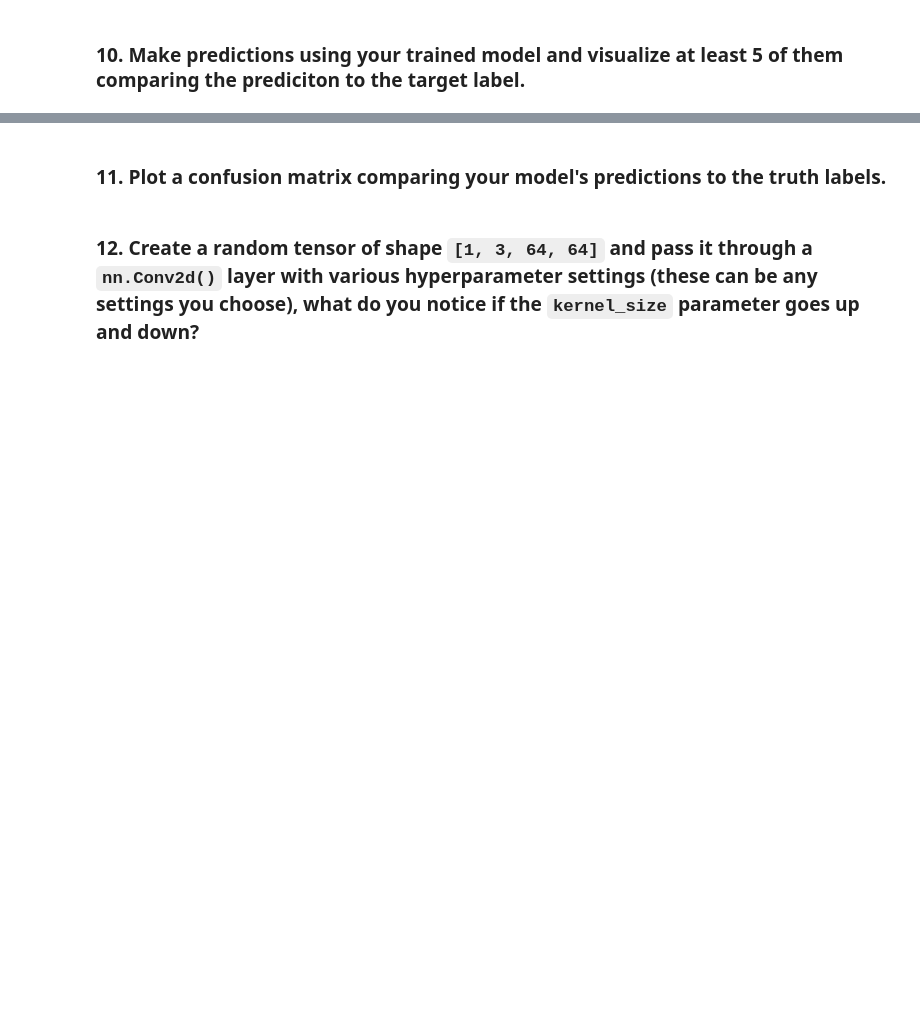
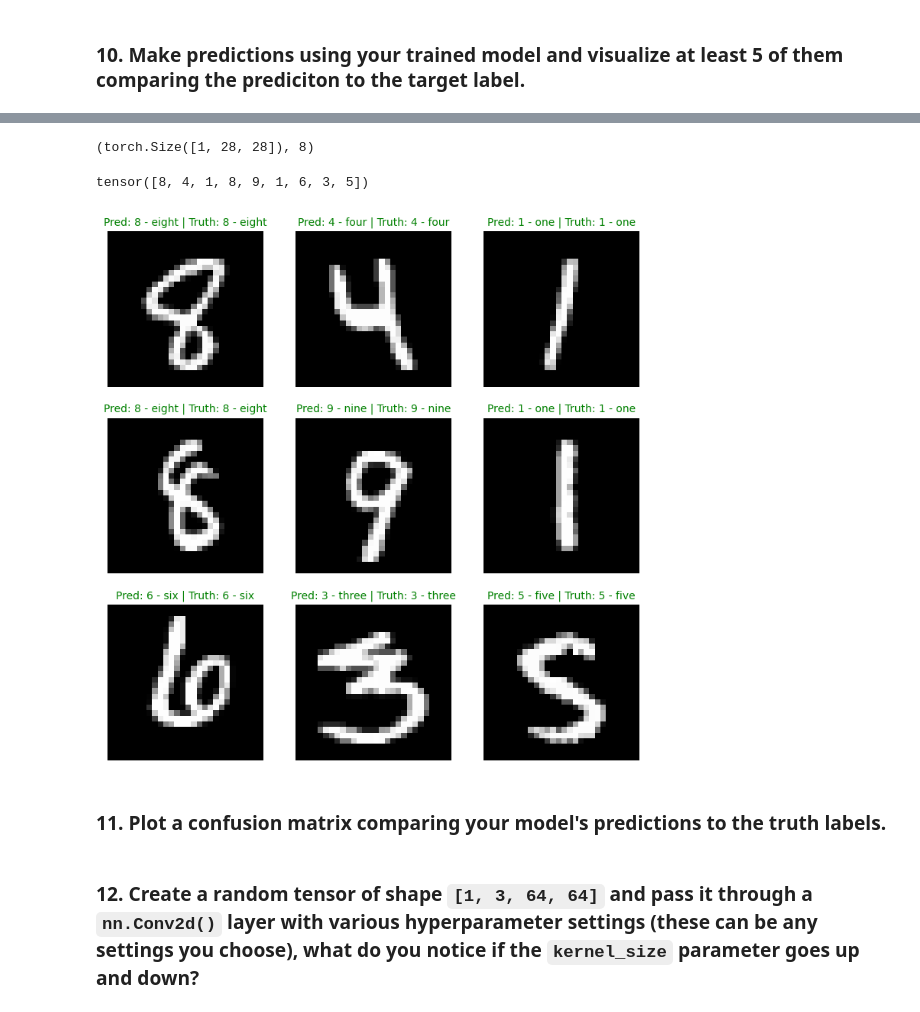
Before and after one commit to ZyWang7/PyTorch-for-DL-ML, a Jupyter notebook: exercises/03_pytorch_computer_vision_exercises.ipynb, the cells around one changed output, grey strips where cells are left out. Drawn from its saved outputs; the diff is of its cells as text; code cells hidden in the pictures; blank space fills up the shorter version.

```diff
--- a/exercises/03_pytorch_computer_vision_exercises.ipynb
+++ b/exercises/03_pytorch_computer_vision_exercises.ipynb
@@ -406,3 +428,40 @@ Train time on mps : 59.621 seconds
+# %%
+import random
+test_samples = []
+test_labels = []
+
+for sample, label in random.sample(list(test_data), k=9):
+    test_samples.append(sample)
+    test_labels.append(label)
+
+# check the shape
+test_samples[0].shape, test_labels[0]
+# %% [output]
+(torch.Size([1, 28, 28]), 8)
+# %%
+pred_probs = make_pred(model_1, test_samples, device)
+# turn probabilities into labels
+pred_class = pred_probs.argmax(dim=1)
+pred_class
+# %% [output]
+tensor([8, 4, 1, 8, 9, 1, 6, 3, 5])
+# %%
+plt.figure(figsize=(9,9))
+for i, sample in enumerate(test_samples):
+    plt.subplot(3,3,i+1)
+    plt.imshow(sample.squeeze(), cmap="gray")
+    pred_label = class_names[pred_class[i]]
+    truth_label = class_names[test_labels[i]]
+
+    title_test = f"Pred: {pred_label} | Truth: {truth_label}"
+    if pred_label == truth_label:
+        plt.title(title_test, fontsize=10, c="g")
+    else:
+        plt.title(title_test, fontsize=10, c="r")
+
+    plt.axis(False)
+# %% [output]
+[figure, added]
 # %% [markdown]
 ### 11. Plot a confusion matrix comparing your model's predictions to the truth labels.
 # %% [markdown]
```
Also changed, not shown: parts of 3 cells of this notebook.
